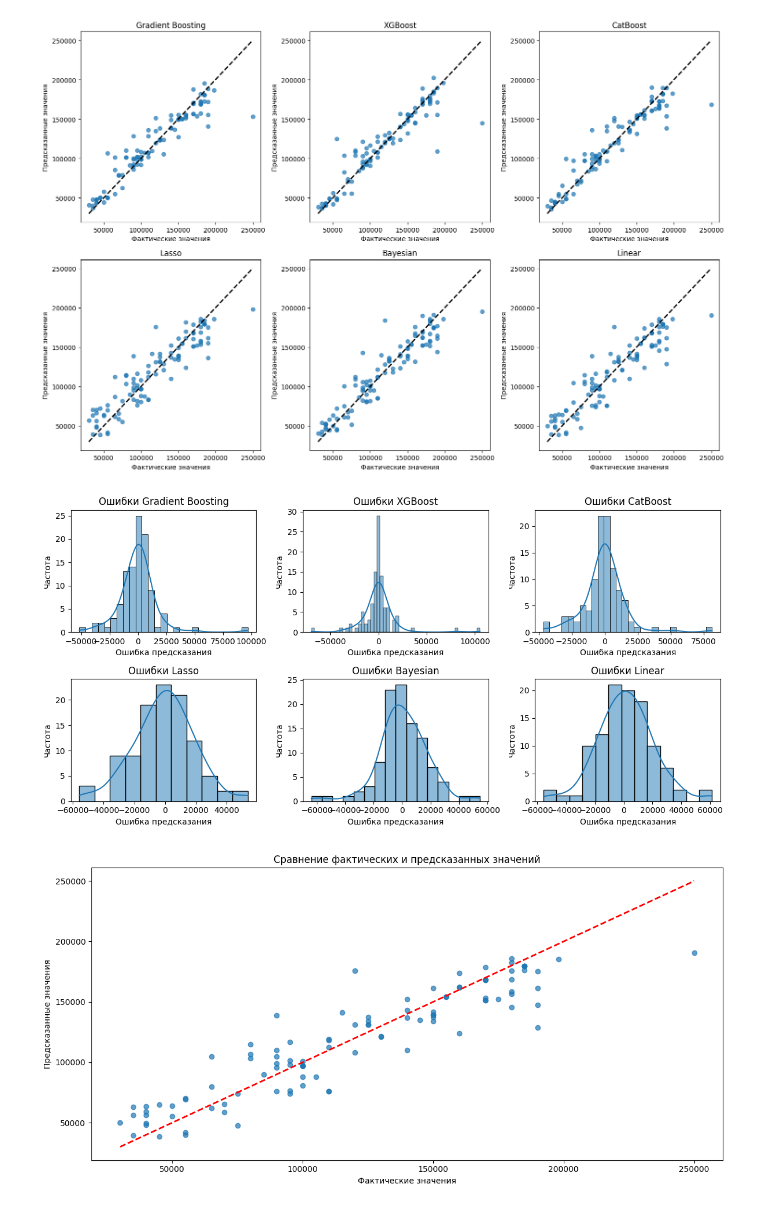
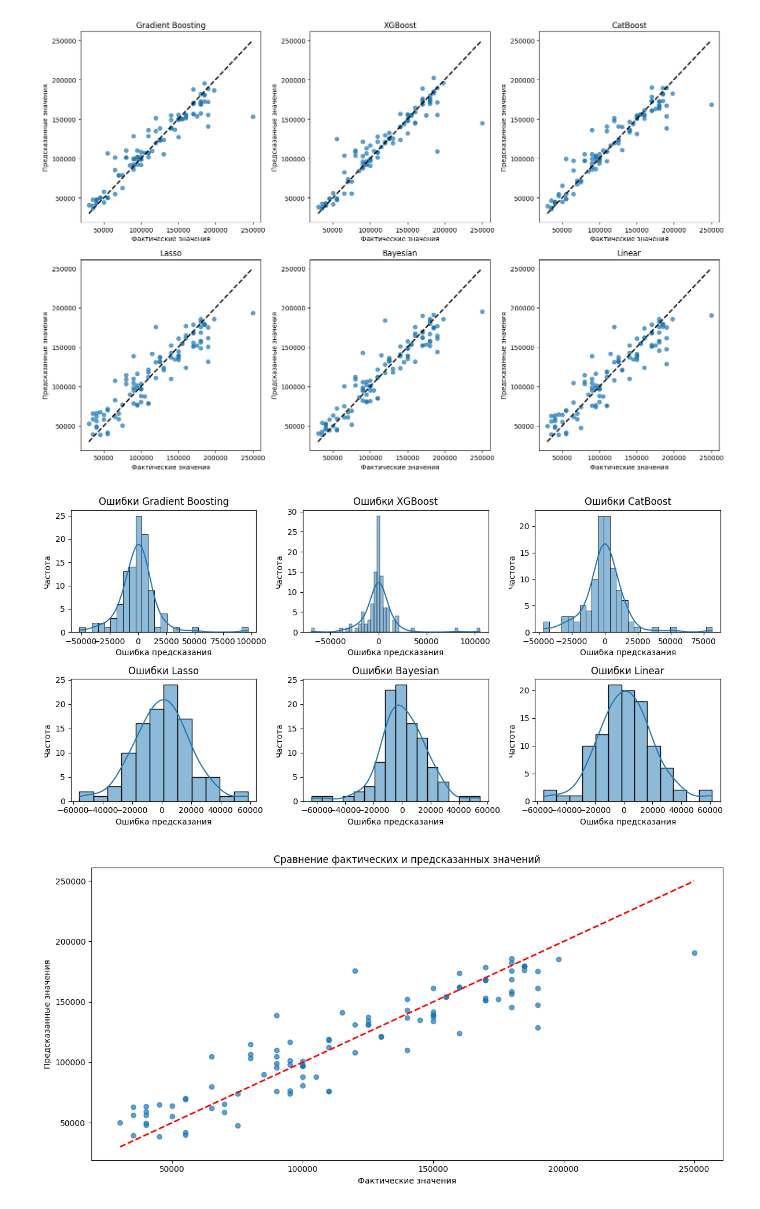
Before and after one commit to leshaz44/Aliaksei, a Jupyter notebook: Task_5/Task_5.ipynb, the cells around one changed output. Saved outputs shown, nothing was run; the diff lists cells and outputs as text; code cells hidden in the pictures.

```diff
--- a/Task_5/Task_5.ipynb
+++ b/Task_5/Task_5.ipynb
@@ -45,12 +45,18 @@ X_processed = preprocess_data(X)
 # Разделение на выборки
 X_train, X_test, y_train, y_test = train_test_split(X_processed, y, test_size=0.2, random_state=42)
 
+# Создаем пайплайн с нормализацией для моделей, кроме CatBoost
+pipeline = Pipeline([
+    ('scaler', StandardScaler()),
+    ('model', None)
+])
+
 # Создание моделей
 models = {
     'Gradient Boosting': GradientBoostingRegressor(n_estimators=100, random_state=42),
     'XGBoost': XGBRegressor(n_estimators=100, random_state=42),
     'CatBoost': CatBoostRegressor(iterations=100, random_state=42, verbose=0),
-    'Lasso': Lasso(alpha=0.1),
+    'Lasso': pipeline.set_params(model=Lasso(alpha=0.1, max_iter=100000, tol=0.0001)),
     'Bayesian': BayesianRidge(),
     'Linear': LinearRegression()
 }
@@ -107,35 +113,35 @@ for i, (name, model) in enumerate(models.items()):
     y_pred = model.predict(X_test)
     errors = y_test - y_pred
     sns.histplot(errors, kde=True)
     plt.title(f'Ошибки {name}')
     plt.xlabel('Ошибка предсказания')
     plt.ylabel('Частота')
 plt.tight_layout()
 
 # Сравнение предсказаний с истинными значениями
 plt.figure(figsize=(12, 6))
 plt.scatter(y_test, y_pred, alpha=0.7)
 plt.plot([y_test.min(), y_test.max()],
          [y_test.min(), y_test.max()],
          'r--', lw=2)
 plt.title('Сравнение фактических и предсказанных значений')
 plt.xlabel('Фактические значения')
 plt.ylabel('Предсказанные значения')
 plt.tight_layout()
 plt.show()
 
 # Находим лучшую модель
 best_model_name = max(results, key=lambda x: results[x]['R2'])
 best_model = models[best_model_name]
 
 print(f"\nЛучшая модель: {best_model_name}")
 print(f"R2: {results[best_model_name]['R2']:.4f}")
 print(f"MAE: {results[best_model_name]['MAE']:.2f}")
 print(f"MSE: {results[best_model_name]['MSE']:.2f}")
 # %% [output]
 [figure]
-[figure, old version]
+[figure, new version]
-[figure, old version]
+[figure, new version]
 [figure]
 Лучшая модель: CatBoost
 R2: 0.8970
```
